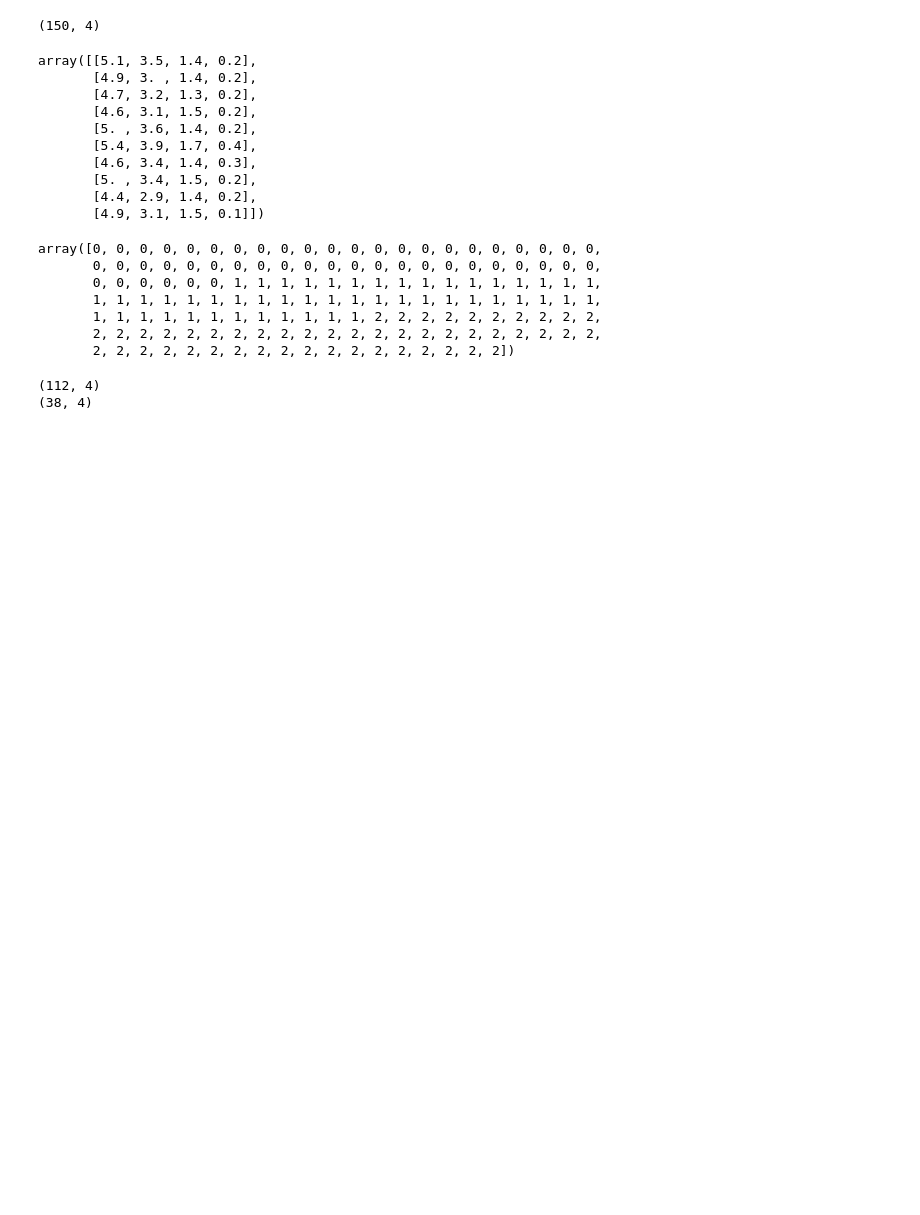
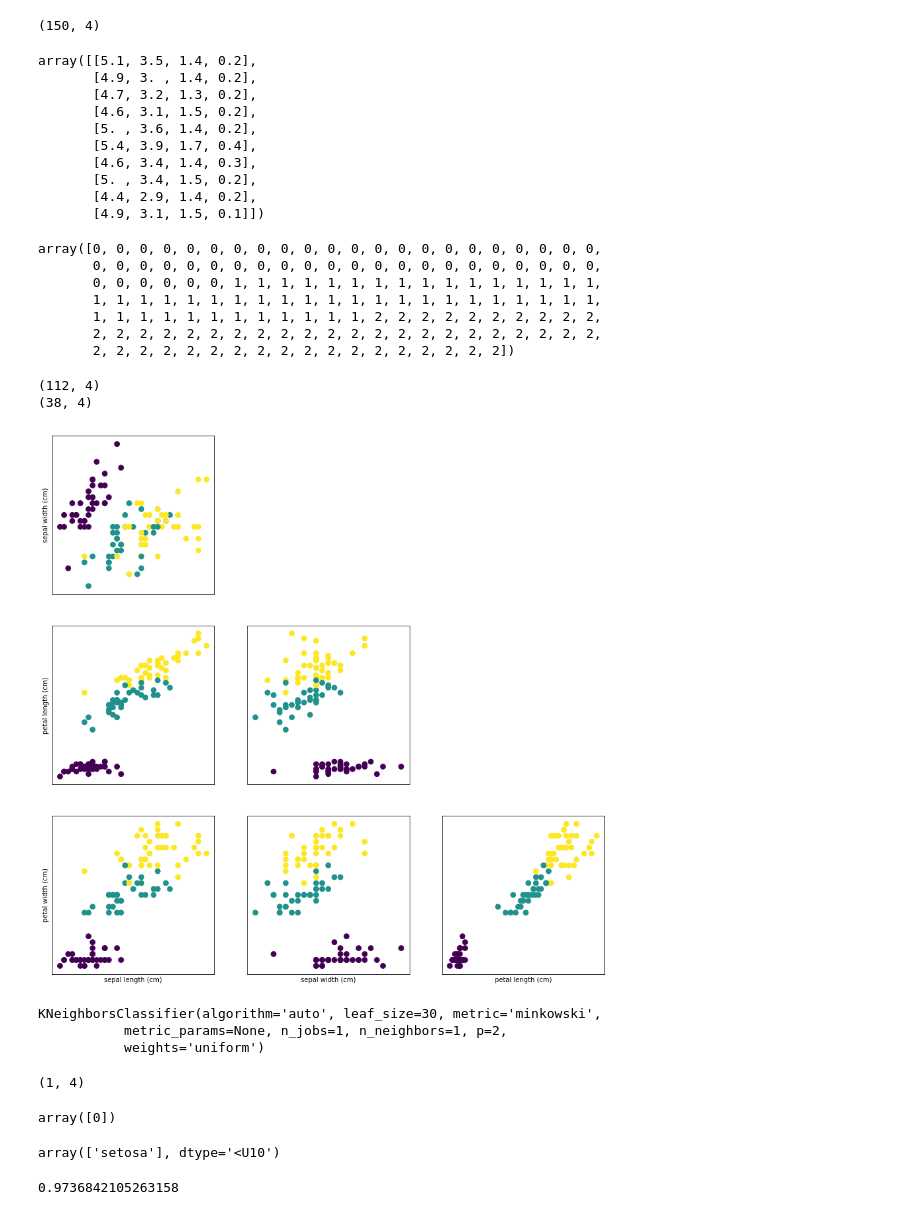
Before and after one commit to emanoelvianna/go-data-science, a Jupyter notebook: start-machine-larning/start.ipynb, the cells around one changed output. Saved outputs shown, nothing was run; the diff lists cells and outputs as text; code cells hidden in the pictures; blank space fills up the shorter version.

```diff
--- a/start-machine-larning/start.ipynb
+++ b/start-machine-larning/start.ipynb
@@ -95,3 +95,48 @@ print(X_test.shape)
 # %% [output]
 (112, 4)
 (38, 4)
+# %%
+fig, ax = plt.subplots(3, 3, figsize=(15,15))
+
+for i in range(3):
+    for j in range(3):
+        ax[i,j].scatter(X_train[:,j], X_train[:, i + 1], c=y_train, s=60)
+        ax[i,j].set_xticks(())
+        ax[i,j].set_yticks(())
+
+        if i == 2:
+            ax[i,j].set_xlabel(iris['feature_names'][j])
+        if j == 0:
+            ax[i,j].set_ylabel(iris['feature_names'][i + 1])
+        if j > i:
+            ax[i,j].set_visible(False)
+# %% [output]
+[figure, added]
+# %%
+#Creating the model
+knn = KNeighborsClassifier(n_neighbors = 1)
+knn.fit(X_train, y_train)
+# %% [output]
+KNeighborsClassifier(algorithm='auto', leaf_size=30, metric='minkowski',
+           metric_params=None, n_jobs=1, n_neighbors=1, p=2,
+           weights='uniform')
+# %%
+#testing model
+X_new = np.array([[5, 2.9, 1, 0.2]])
+X_new.shape
+# %% [output]
+(1, 4)
+# %%
+prediction = knn.predict(X_new)
+prediction
+# %% [output]
+array([0])
+# %%
+iris['target_names'][prediction]
+# %% [output]
+array(['setosa'], dtype='<U10')
+# %%
+#Accuracy of the model
+knn.score(X_test, y_test)
+# %% [output]
+0.9736842105263158
```
Also changed, not shown: 2 other files.
